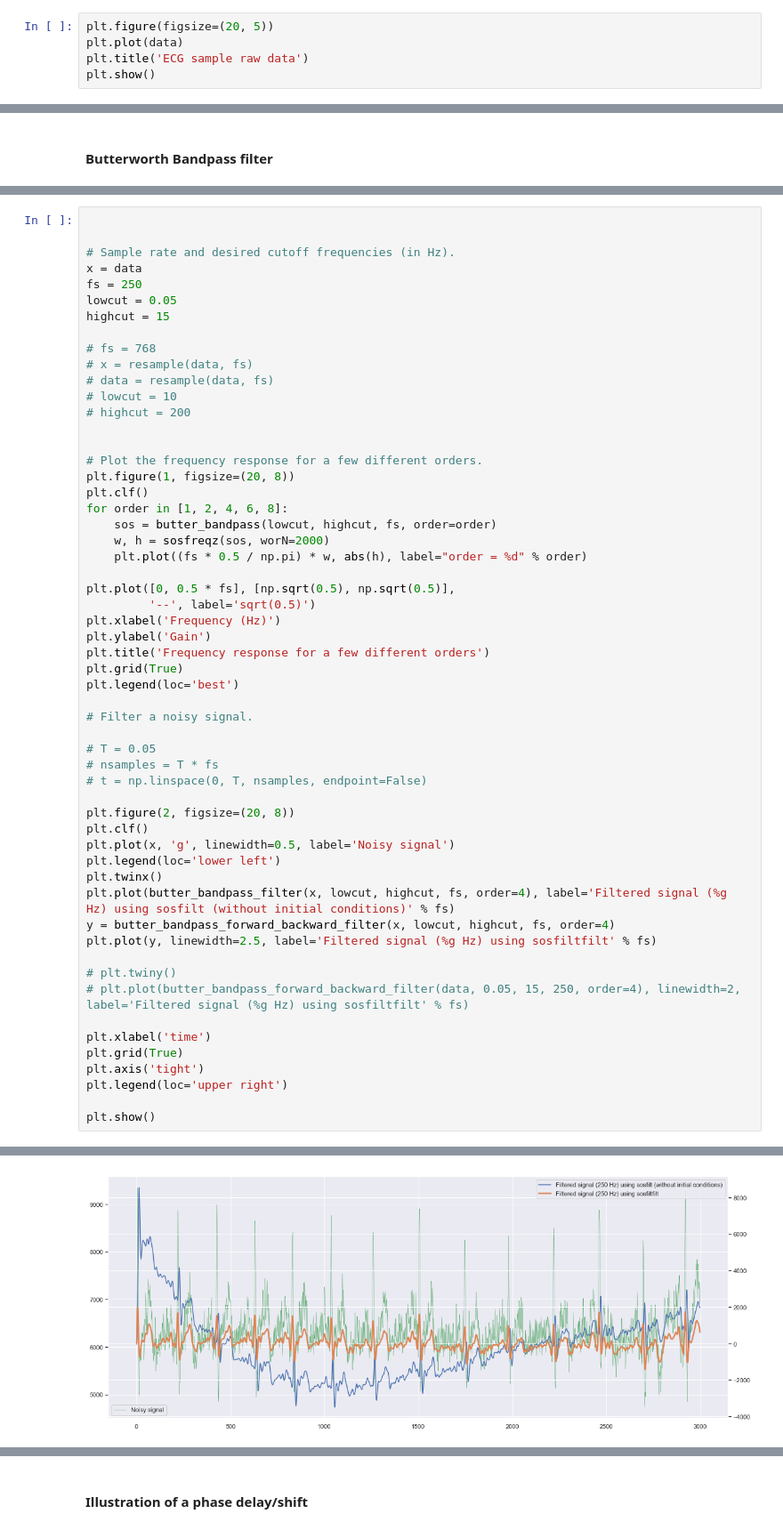
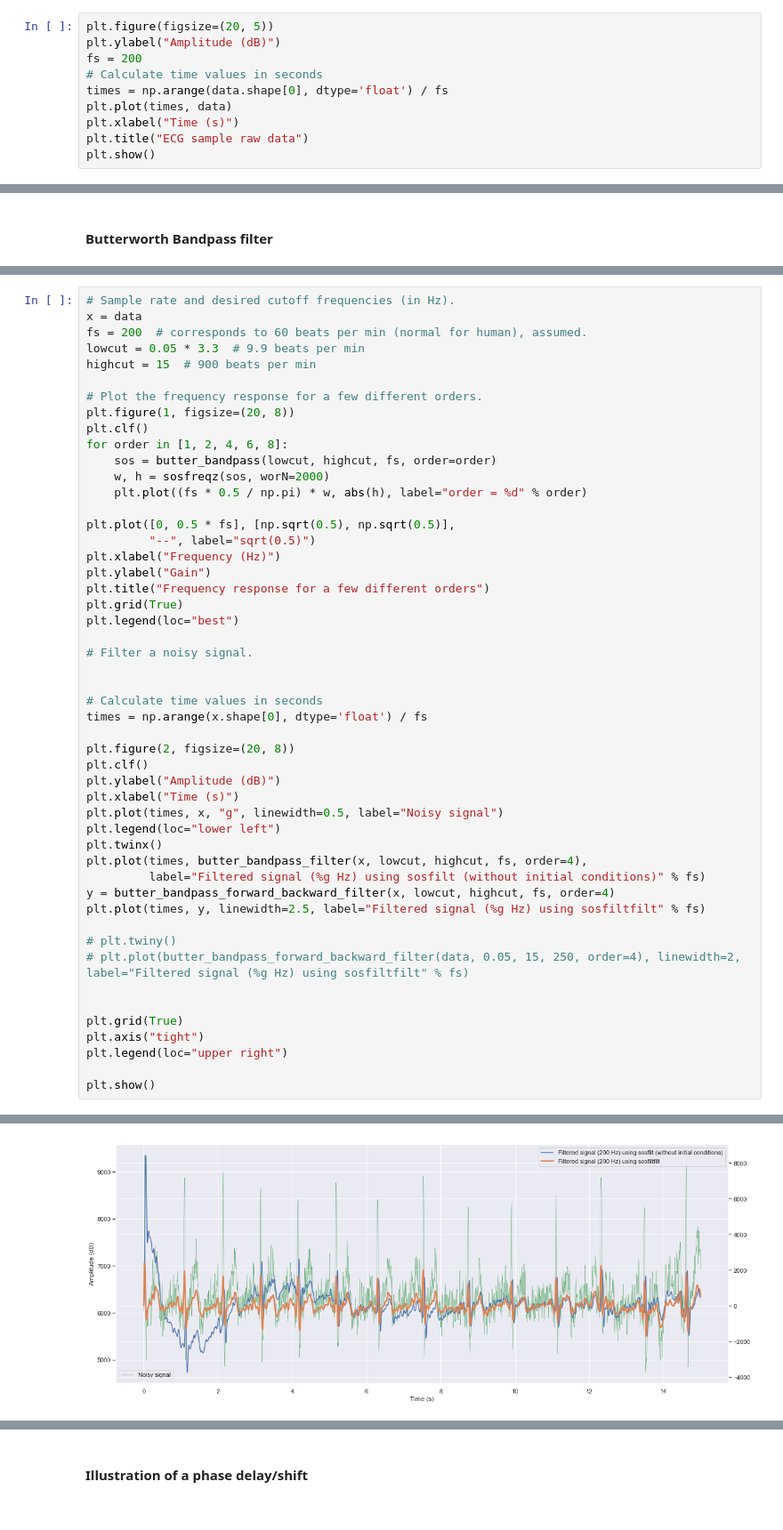
Before and after one commit to marianpetruk/ECG_analysis, a Jupyter notebook: ECG_analysis.ipynb, the cells around one changed output, grey strips where cells are left out. Shown at 89% size. Cells and saved outputs as stored; diff of their text form.

```diff
--- a/ECG_analysis.ipynb
+++ b/ECG_analysis.ipynb
@@ -50,7 +53,12 @@ print(data.shape)
 ### Plot raw ecg sample
 # %%
 plt.figure(figsize=(20, 5))
-plt.plot(data)
-plt.title('ECG sample raw data')
+plt.ylabel("Amplitude (dB)")
+fs = 200
+# Calculate time values in seconds
+times = np.arange(data.shape[0], dtype='float') / fs
+plt.plot(times, data)
+plt.xlabel("Time (s)")
+plt.title("ECG sample raw data")
 plt.show()
 # %% [output]
@@ -92,18 +105,9 @@ def butter_bandpass_forward_backward_filter(data, lowcut, highcut, fs, order=5):
 # %%
-
-
 # Sample rate and desired cutoff frequencies (in Hz).
 x = data
-fs = 250
-lowcut = 0.05
-highcut = 15
-
-# fs = 768
-# x = resample(data, fs)
-# data = resample(data, fs)
-# lowcut = 10
-# highcut = 200
-
+fs = 200  # corresponds to 60 beats per min (normal for human), assumed.
+lowcut = 0.05 * 3.3  # 9.9 beats per min
+highcut = 15  # 900 beats per min
 
 # Plot the frequency response for a few different orders.
 plt.figure(1, figsize=(20, 8))
@@ -114,35 +118,38 @@ for order in [1, 2, 4, 6, 8]:
     plt.plot((fs * 0.5 / np.pi) * w, abs(h), label="order = %d" % order)
 
 plt.plot([0, 0.5 * fs], [np.sqrt(0.5), np.sqrt(0.5)],
-         '--', label='sqrt(0.5)')
-plt.xlabel('Frequency (Hz)')
-plt.ylabel('Gain')
-plt.title('Frequency response for a few different orders')
+         "--", label="sqrt(0.5)")
+plt.xlabel("Frequency (Hz)")
+plt.ylabel("Gain")
+plt.title("Frequency response for a few different orders")
 plt.grid(True)
-plt.legend(loc='best')
+plt.legend(loc="best")
 
 # Filter a noisy signal.
 
-# T = 0.05
-# nsamples = T * fs
-# t = np.linspace(0, T, nsamples, endpoint=False)
+
+# Calculate time values in seconds
+times = np.arange(x.shape[0], dtype='float') / fs
 
 plt.figure(2, figsize=(20, 8))
 plt.clf()
-plt.plot(x, 'g', linewidth=0.5, label='Noisy signal')
-plt.legend(loc='lower left')
+plt.ylabel("Amplitude (dB)")
+plt.xlabel("Time (s)")
+plt.plot(times, x, "g", linewidth=0.5, label="Noisy signal")
+plt.legend(loc="lower left")
 plt.twinx()
-plt.plot(butter_bandpass_filter(x, lowcut, highcut, fs, order=4), label='Filtered signal (%g Hz) using sosfilt (without initial conditions)' % fs)
+plt.plot(times, butter_bandpass_filter(x, lowcut, highcut, fs, order=4),
+         label="Filtered signal (%g Hz) using sosfilt (without initial conditions)" % fs)
 y = butter_bandpass_forward_backward_filter(x, lowcut, highcut, fs, order=4)
-plt.plot(y, linewidth=2.5, label='Filtered signal (%g Hz) using sosfiltfilt' % fs)
+plt.plot(times, y, linewidth=2.5, label="Filtered signal (%g Hz) using sosfiltfilt" % fs)
 
 # plt.twiny()
-# plt.plot(butter_bandpass_forward_backward_filter(data, 0.05, 15, 250, order=4), linewidth=2, label='Filtered signal (%g Hz) using sosfiltfilt' % fs)
+# plt.plot(butter_bandpass_forward_backward_filter(data, 0.05, 15, 250, order=4), linewidth=2, label="Filtered signal (%g Hz) using sosfiltfilt" % fs)
 
-plt.xlabel('time')
+
 plt.grid(True)
-plt.axis('tight')
-plt.legend(loc='upper right')
+plt.axis("tight")
+plt.legend(loc="upper right")
 
 plt.show()
 # %% [output]
@@ -150,2 +157,2 @@ plt.show()
-[figure, old version]
+[figure, new version]
 # %% [markdown]
```
Also changed, not shown: parts of 25 cells of this notebook, 11 other files.
